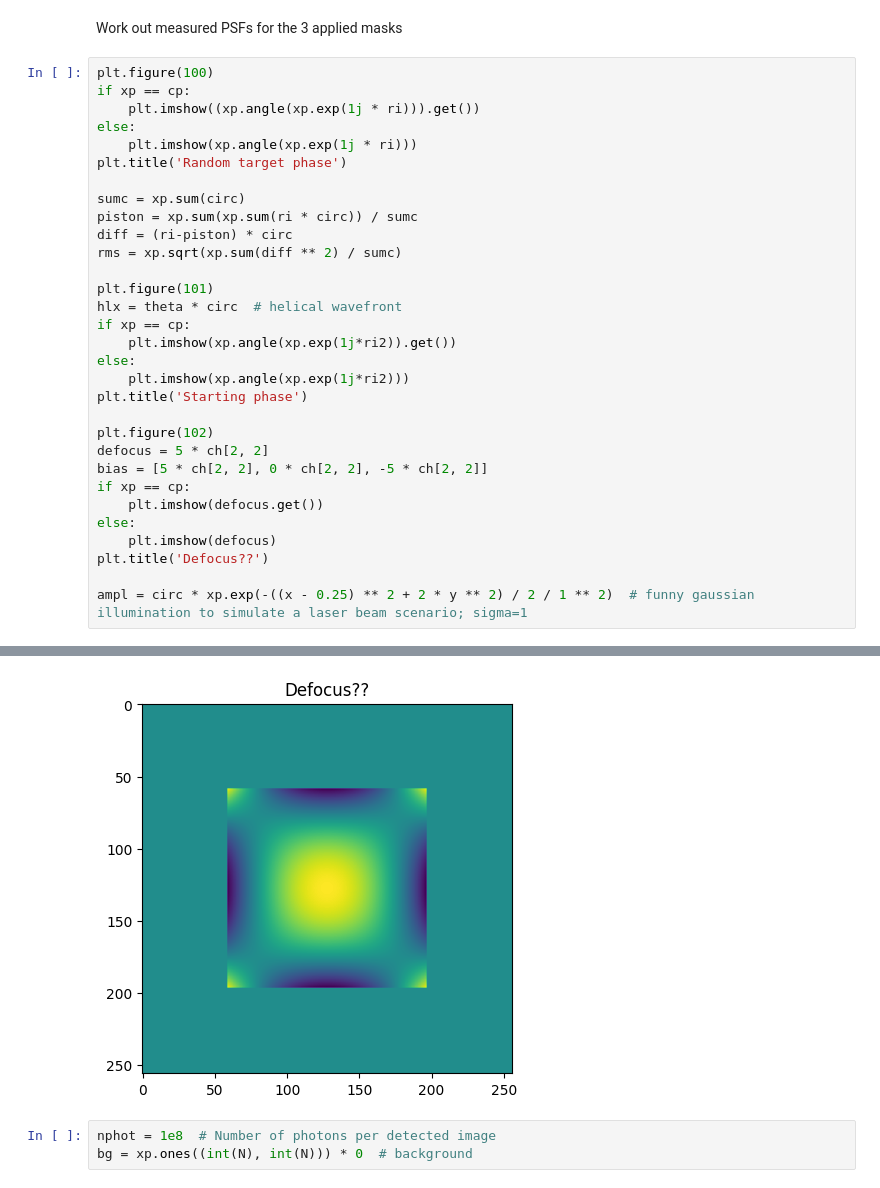
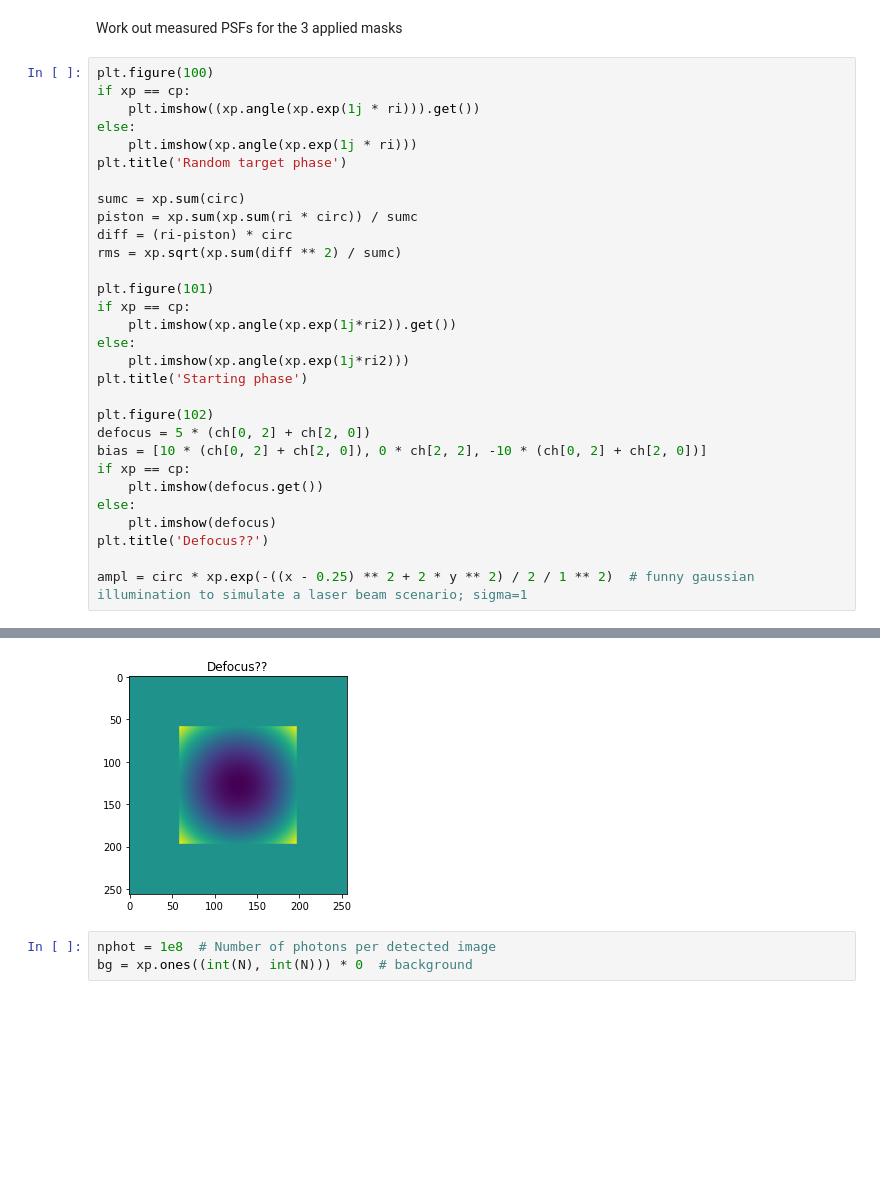
Before and after one commit to imperial-photonics/HexSimInstrument, a Jupyter notebook: R11SLM_correction_simulation_Chebyshev.ipynb, the cells around one changed output, grey strips where cells are left out. Drawn from its saved outputs; the diff is of its cells as text; blank space fills up the shorter version.

```diff
--- a/R11SLM_correction_simulation_Chebyshev.ipynb
+++ b/R11SLM_correction_simulation_Chebyshev.ipynb
@@ -116,7 +135,6 @@ diff = (ri-piston) * circ
 rms = xp.sqrt(xp.sum(diff ** 2) / sumc)
 
 plt.figure(101)
-hlx = theta * circ  # helical wavefront
 if xp == cp:
     plt.imshow(xp.angle(xp.exp(1j*ri2)).get())
 else:
@@ -124,8 +142,8 @@ else:
 plt.title('Starting phase')
 
 plt.figure(102)
-defocus = 5 * ch[2, 2]
-bias = [5 * ch[2, 2], 0 * ch[2, 2], -5 * ch[2, 2]]
+defocus = 5 * (ch[0, 2] + ch[2, 0])
+bias = [10 * (ch[0, 2] + ch[2, 0]), 0 * ch[2, 2], -10 * (ch[0, 2] + ch[2, 0])]
 if xp == cp:
     plt.imshow(defocus.get())
 else:
@@ -139,4 +157,4 @@ ampl = circ * xp.exp(-((x - 0.25) ** 2 + 2 * y ** 2) / 2 / 1 ** 2)  # funny gaus
-[figure, old version]
+[figure, new version]
 # %%
 nphot = 1e8  # Number of photons per detected image
 bg = xp.ones((int(N), int(N))) * 0  # background
```
Also changed, not shown: parts of 13 cells of this notebook.
